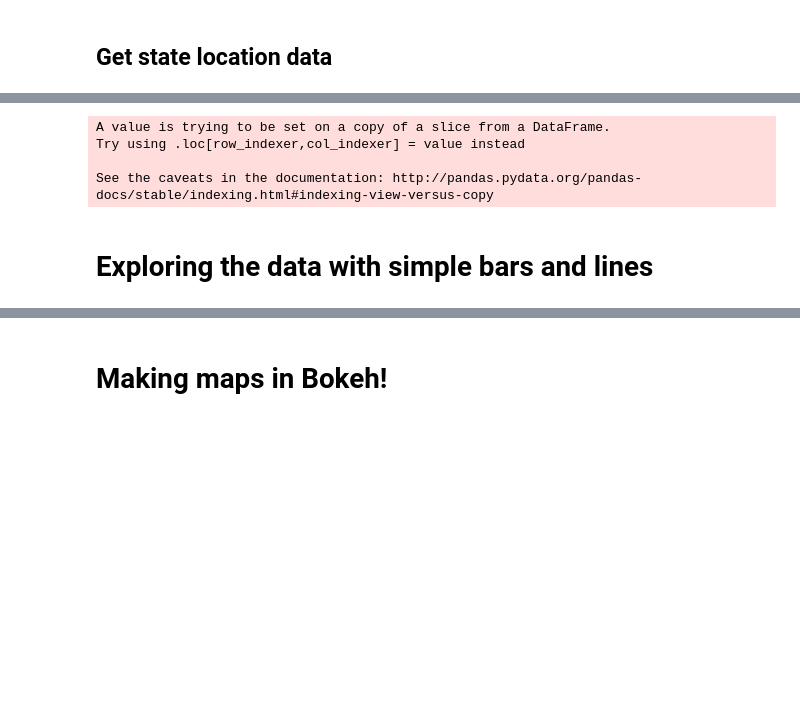
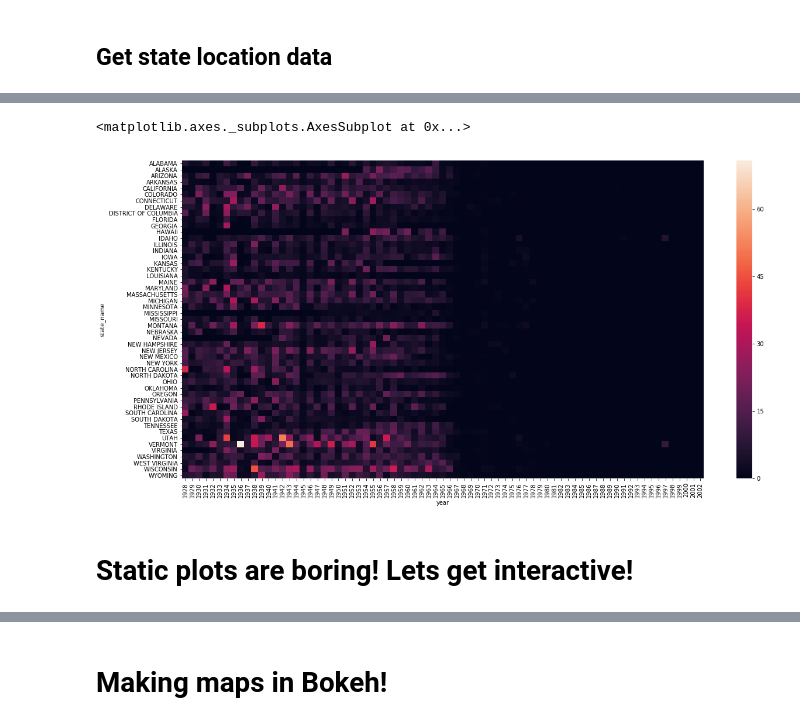
Before and after one commit to CS10-LABS7-MBP/measles_map, a Jupyter notebook: mapping_measles.ipynb, the cells around one changed output, grey strips where cells are left out. Cells and saved outputs as stored; diff of their text form; code cells hidden in the pictures; blank space fills up the shorter version.

```diff
--- a/mapping_measles.ipynb
+++ b/mapping_measles.ipynb
@@ -103,0 +129,2 @@ def state_data(df):
+# %%
+measles_year_state = summarise(measles, group_by=["year", "state_name"])
@@ -104,3 +167,13 @@ def state_data(df):
+# %%
+heatmap_src = measles_year_state.pivot("state_name", "year", "avg_incidence_per_week").fillna(0)
+# %%
+f, ax = plt.subplots(figsize=(20, 10))
+sns.heatmap(heatmap_src, annot=False, fmt="d", linewidths=0, ax=ax)
+# %% [output]
+<matplotlib.axes._subplots.AxesSubplot at 0x...>
+[figure, added]
+# %% [markdown]
+<h1>Static plots are boring! Lets get interactive!</h1>
 # %%
 def create_data(year):
     df = measles_yearly_data[measles_yearly_data["year"] == year]
@@ -118,15 +191,6 @@ def create_data(year):
     )
 
     return ColumnDataSource(data)
-# %%
-measles_yearly_data = state_data(measles_yearly_data)
-# %% [output]
-A value is trying to be set on a copy of a slice from a DataFrame.
-Try using .loc[row_indexer,col_indexer] = value instead
-
-See the caveats in the documentation: http://pandas.pydata.org/pandas-docs/stable/indexing.html#indexing-view-versus-copy
-# %% [markdown]
-<h1>Exploring the data with simple bars and lines</h1>
 # %%
 def bar_plot(src):
     states = src.data["state_name"]
```
Also changed, not shown: parts of 26 cells of this notebook.
